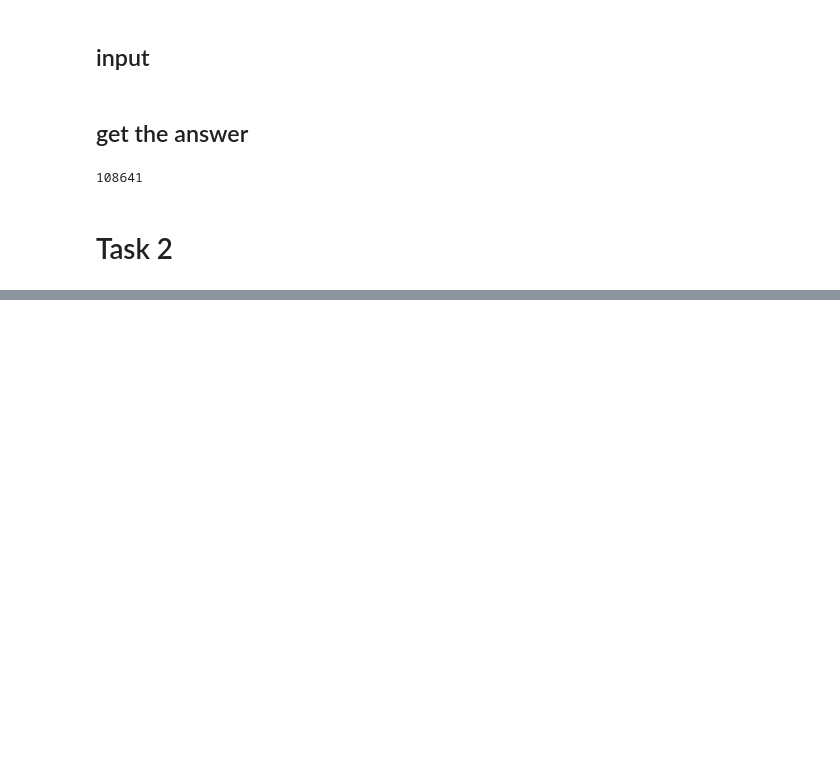
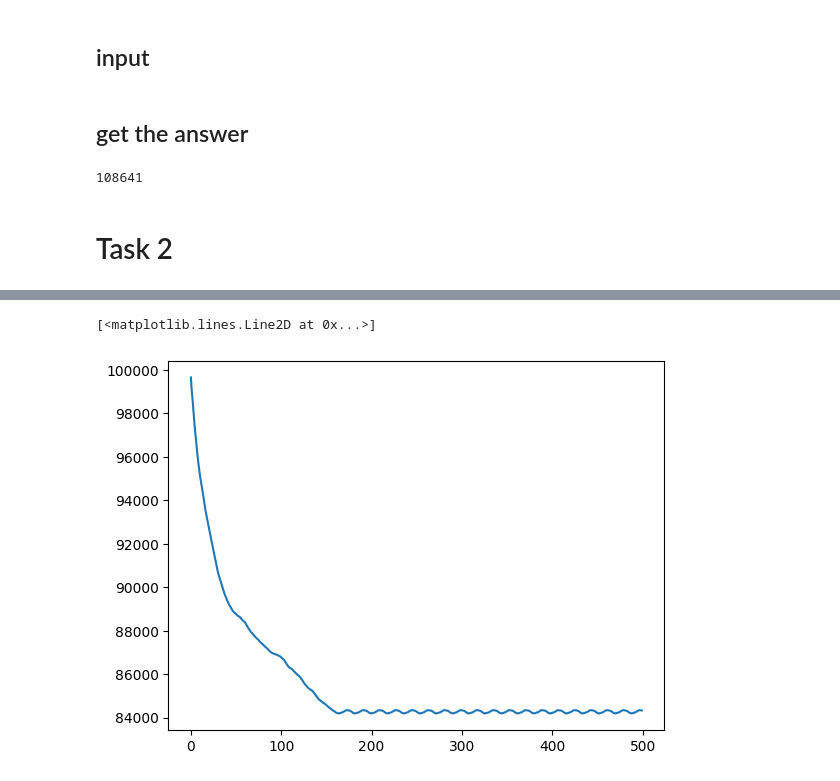
Before and after one commit to ihawryluk/advent-of-code-2023, a Jupyter notebook: AoC_14.ipynb, the cells around one changed output, grey strips where cells are left out. Cells and saved outputs as stored; diff of their text form; code cells hidden in the pictures; blank space fills up the shorter version.

```diff
--- a/AoC_14.ipynb
+++ b/AoC_14.ipynb
@@ -360,0 +412,7 @@ def get_answer2(input,n):
+# %%
+loads_500 = spin_n_and_get_load_every_time(input, 500)
+# %%
+plt.plot(loads_500)
+# %% [output]
+[<matplotlib.lines.Line2D at 0x...>]
+[figure, added]
```
Also changed, not shown: parts of 20 cells of this notebook.
